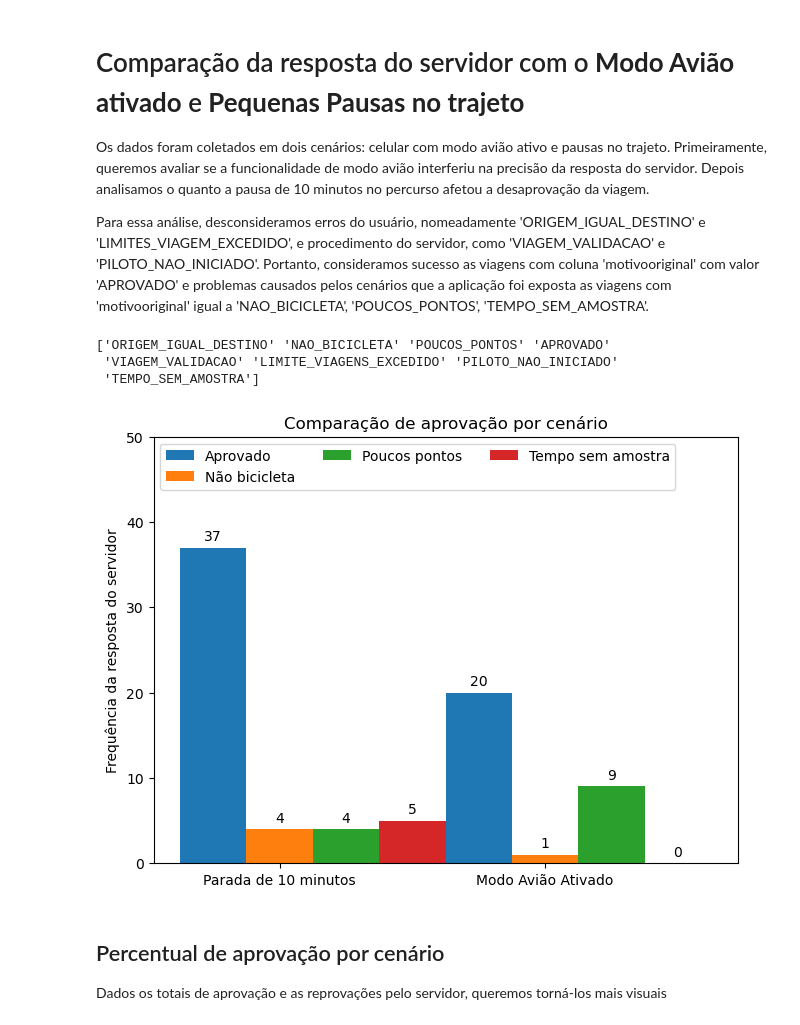
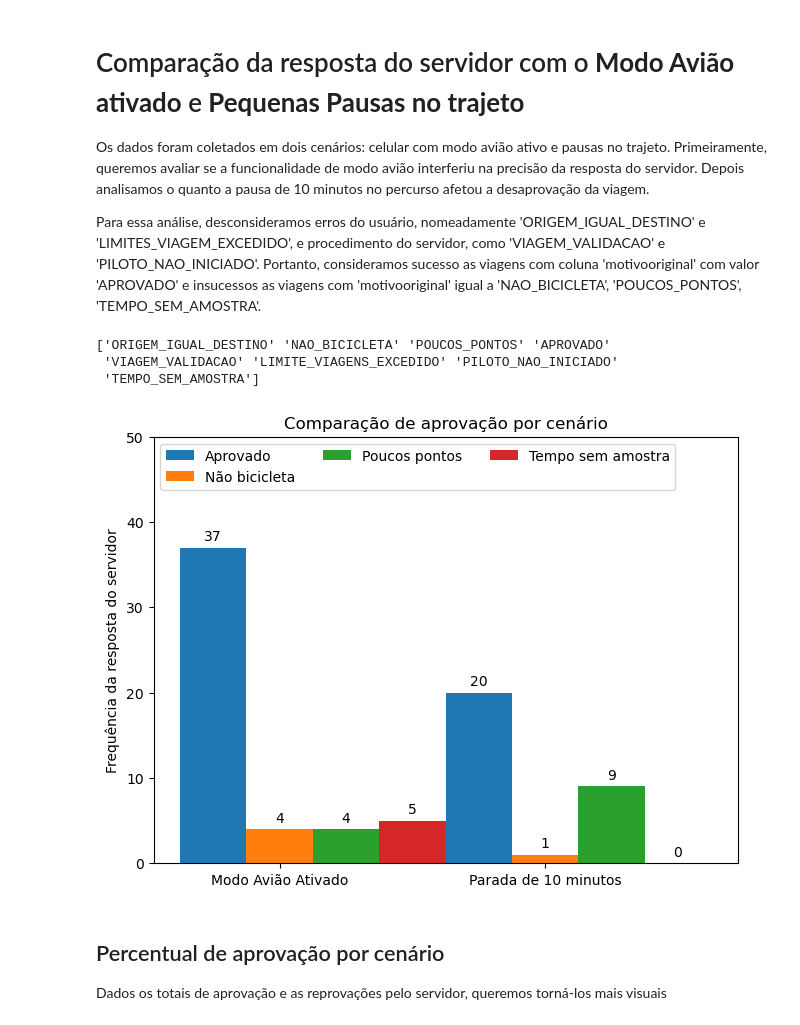
Before and after one commit to Xnths/data-bike-sp, a Jupyter notebook: analise.ipynb, the cells around one changed output. Saved outputs shown, nothing was run; the diff lists cells and outputs as text; code cells hidden in the pictures.

```diff
--- a/analise.ipynb
+++ b/analise.ipynb
@@ -37,11 +37,10 @@ viagem = pd.read_csv(arquivo_viagem_sem_trajeto_sem_activity, delimiter=';')
 
 Os dados foram coletados em dois cenários: celular com modo avião ativo e pausas no trajeto. Primeiramente, queremos avaliar se a funcionalidade de modo avião interferiu na precisão da resposta do servidor. Depois analisamos o quanto a pausa de 10 minutos no percurso afetou a desaprovação da viagem.
 
-Para essa análise, desconsideramos erros do usuário, nomeadamente 'ORIGEM_IGUAL_DESTINO' e 'LIMITES_VIAGEM_EXCEDIDO', e procedimento do servidor, como 'VIAGEM_VALIDACAO' e 'PILOTO_NAO_INICIADO'. Portanto, consideramos sucesso as viagens com coluna 'motivooriginal' com valor 'APROVADO' e problemas causados pelos cenários que a aplicação foi exposta as viagens com 'motivooriginal' igual a 'NAO_BICICLETA', 'POUCOS_PONTOS', 'TEMPO_SEM_AMOSTRA'.
+Para essa análise, desconsideramos erros do usuário, nomeadamente 'ORIGEM_IGUAL_DESTINO' e 'LIMITES_VIAGEM_EXCEDIDO', e procedimento do servidor, como 'VIAGEM_VALIDACAO' e 'PILOTO_NAO_INICIADO'. Portanto, consideramos sucesso as viagens com coluna 'motivooriginal' com valor 'APROVADO' e insucessos as viagens com 'motivooriginal' igual a 'NAO_BICICLETA', 'POUCOS_PONTOS', 'TEMPO_SEM_AMOSTRA'.
 # %%
 import matplotlib.pyplot as plt
 import numpy as np
-# aprovados = viagem['motivostatus'].value_counts().get('APROVADO', 0)
 
 # Data Frames quando o modo avião está ativo
 aprovados_modo_aviao = feedback_viagem_modo_aviao['motivooriginal'].value_counts().get('APROVADO', 0)
@@ -57,38 +56,38 @@ parada_10_minutos_tempo_sem_amostra = feedback_viagem_parada_10_minutos['motivoo
 
 print(viagem['motivostatus'].unique())
 
-cenarios = {"Modo Avião Ativado", "Parada de 10 minutos"}
+cenarios = ["Modo Avião Ativado", "Parada de 10 minutos"]
 respostaServidor = {
     'Aprovado': (aprovados_modo_aviao, aprovados_parada_10_minutos),
     'Não bicicleta': (modo_aviao_nao_bicicleta, parada_10_minutos_nao_bicicleta),
     'Poucos pontos': (modo_aviao_poucos_pontos, parada_10_minutos_poucos_pontos),
     'Tempo sem amostra': (modo_aviao_tempo_sem_amostra, parada_10_minutos_tempo_sem_amostra)
 }
 
 x = np.arange(len(cenarios))
 width = 0.25
 multiplier = 0
 
 fig, ax = plt.subplots(layout='constrained')
 
 for atribute, measurement in respostaServidor.items():
     offset = width * multiplier
     rects = ax.bar(x + offset, measurement, width, label=atribute)
     ax.bar_label(rects, padding=3)
     multiplier +=1
 
 ax.set_ylabel('Frequência da resposta do servidor')
 ax.set_title('Comparação de aprovação por cenário')
 ax.set_xticks(x + width, cenarios)
 ax.legend(loc='upper left', ncols=3)
 ax.set_ylim(0, 50)
 
 plt.show()
 # %% [output]
 ['ORIGEM_IGUAL_DESTINO' 'NAO_BICICLETA' 'POUCOS_PONTOS' 'APROVADO'
  'VIAGEM_VALIDACAO' 'LIMITE_VIAGENS_EXCEDIDO' 'PILOTO_NAO_INICIADO'
  'TEMPO_SEM_AMOSTRA']
-[figure, old version]
+[figure, new version]
 # %% [markdown]
 ## Percentual de aprovação por cenário
 
```
Also changed, not shown: parts of 3 cells of this notebook.
